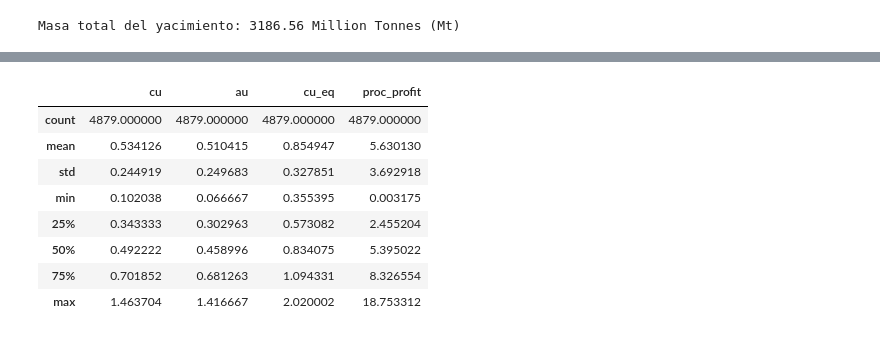
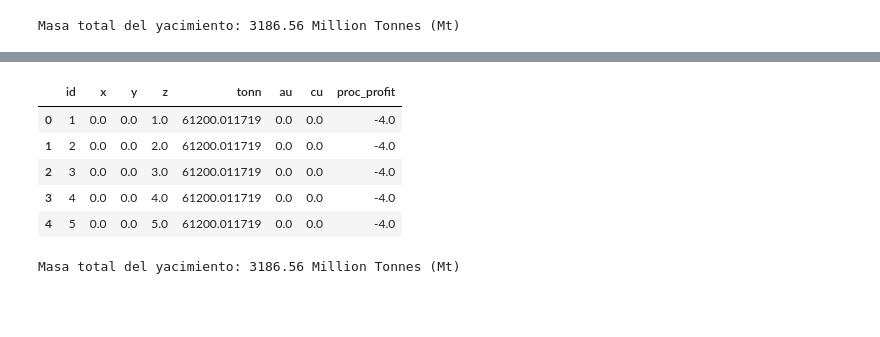
Before and after one commit to Cesar02Dev/capstone-marvin-optimization, a Jupyter notebook: 01_marvin_optimization.ipynb, the cells around one changed output, grey strips where cells are left out. Cells and saved outputs as stored; diff of their text form; code cells hidden in the pictures; blank space fills up the shorter version.

```diff
--- a/01_marvin_optimization.ipynb
+++ b/01_marvin_optimization.ipynb
@@ -115,37 +115,36 @@ En esta etapa del pipeline analítico, importamos el modelo de bloques del yacim
 # %%
-# 1. Auditoría de Calidad de Datos (Data Cleaning)
-print("=== AUDITORÍA DE DATOS ===")
-nulos = df_blocks.isnull().sum().sum()
-print(f"Valores nulos encontrados: {nulos}")
+import numpy as np
+import pandas as pd
 
-# Verificar si existen anomalías físicas (leyes o tonelajes negativos)
-anomalias = df_blocks[(df_blocks['au'] < 0) | (df_blocks['cu'] < 0) | (df_blocks['tonn'] <= 0)]
-print(f"Registros con anomalías físicas: {len(anomalias)}")
+FACTOR_AU = 7.08
+FACTOR_CU = 11.264
+PROC_COST = 4.0
 
-# 2.
-print("\n=== GENERANDO MÉTRICAS ECONÓMICAS ===")
+columnas = ["id", "x", "y", "z", "tonn", "au", "cu", "proc_profit"]
 
-# Ratio de conversión: Factor_AU / Factor_CU = 7.08 / 11.264 ≈ 0.62855
-# 1 gramo de Oro equivale a 0.628% de Cobre en términos de valor neto.
-RATIO_CONVERSION = 0.62855
+print("Cargando modelo de bloques Marvin...")
+df_blocks = pd.read_csv(
+    "marvin/marvin.blocks",
+    sep=r"\s+",
+    skiprows=1,
+    names=columnas,
+    dtype={
+        "id": np.int32,
+        "x": np.float32,
+        "y": np.float32,
+        "z": np.float32,
+        "tonn": np.float32,
+        "au": np.float32,
+        "cu": np.float32,
+        "proc_profit": np.float32,
+    },
+)
 
-# Calcular Cobre Equivalente (CuEq)
-df_blocks['cu_eq'] = df_blocks['cu'] + (df_blocks['au'] * RATIO_CONVERSION)
+print(f"Total de bloques cargados: {len(df_blocks)}")
+display(df_blocks.head())
 
-# Se define un valor Booleano para definir si es economicamente viable procesar el bloque
-df_blocks['is_ore'] = df_blocks['proc_profit'] > 0
-
-print("Columnas de CuEq e is_ore calculadas con éxito.")
-
-# 3. Análisis Descriptivo Inicial (Análisis de Negocio)
-print("\n=== DISTRIBUCIÓN DE MATERIAL EN EL YACIMIENTO ===")
-conteo_material = df_blocks['is_ore'].value_counts()
-porcentaje_ore = df_blocks['is_ore'].mean() * 100
-
-print(f"Bloques de Estéril (Waste): {conteo_material[False]} voxels")
-print(f"Bloques de Mineral (Ore): {conteo_material[True]} voxels")
-print(f"Proporción de Mineral en el yacimiento: {porcentaje_ore:.2f}%")
-
-# Estadísticas descriptivas de las leyes del mineral real
-display(df_blocks[df_blocks['is_ore']][['cu', 'au', 'cu_eq', 'proc_profit']].describe())
+masa_total_mt = df_blocks["tonn"].sum() / 1e6
+print(
+    f"Masa total del yacimiento: {masa_total_mt:.2f} Million Tonnes (Mt)"
+)
 # %% [output]
@@ -163,9 +153,7 @@ Proporción de Mineral en el yacimiento: 9.16%
-|  | cu | au | cu_eq | proc_profit |
-| count | 4879.000000 | 4879.000000 | 4879.000000 | 4879.000000 |
-| mean | 0.534126 | 0.510415 | 0.854947 | 5.630130 |
-| std | 0.244919 | 0.249683 | 0.327851 | 3.692918 |
-| min | 0.102038 | 0.066667 | 0.355395 | 0.003175 |
-| 25% | 0.343333 | 0.302963 | 0.573082 | 2.455204 |
-| 50% | 0.492222 | 0.458996 | 0.834075 | 5.395022 |
-| 75% | 0.701852 | 0.681263 | 1.094331 | 8.326554 |
-| max | 1.463704 | 1.416667 | 2.020002 | 18.753312 |
+|  | id | x | y | z | tonn | au | cu | proc_profit |
+| 0 | 1 | 0.0 | 0.0 | 1.0 | 61200.011719 | 0.0 | 0.0 | -4.0 |
+| 1 | 2 | 0.0 | 0.0 | 2.0 | 61200.011719 | 0.0 | 0.0 | -4.0 |
+| 2 | 3 | 0.0 | 0.0 | 3.0 | 61200.011719 | 0.0 | 0.0 | -4.0 |
+| 3 | 4 | 0.0 | 0.0 | 4.0 | 61200.011719 | 0.0 | 0.0 | -4.0 |
+| 4 | 5 | 0.0 | 0.0 | 5.0 | 61200.011719 | 0.0 | 0.0 | -4.0 |
+Masa total del yacimiento: 3186.56 Million Tonnes (Mt)
```
Also changed, not shown: parts of 12 cells of this notebook.
